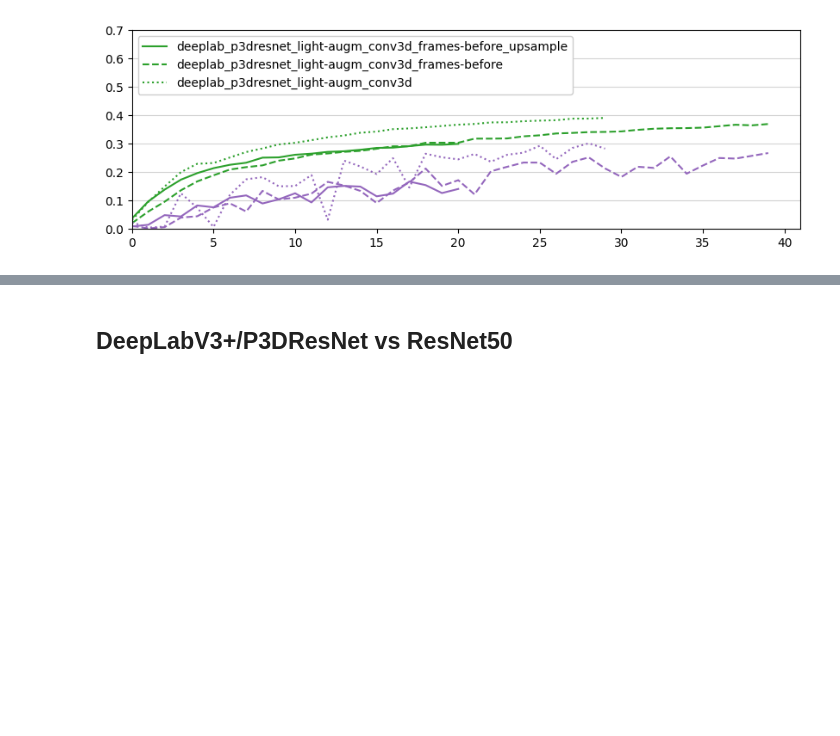
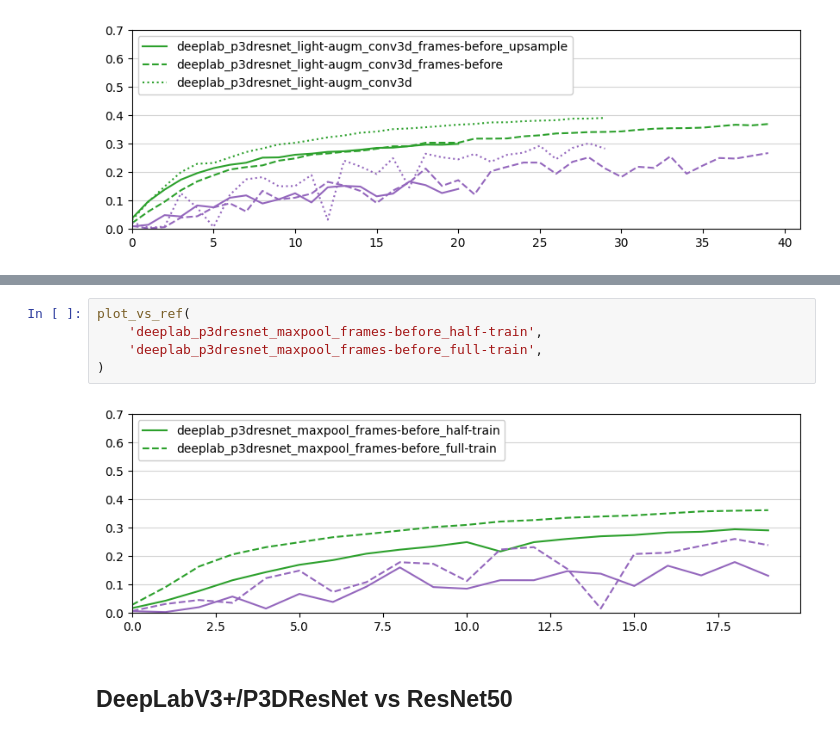
Before and after one commit to tomlqc/identify-contrails, a Jupyter notebook: notebooks-logs/History.ipynb, the cells around one changed output, grey strips where cells are left out. Drawn from its saved outputs; the diff is of its cells as text; blank space fills up the shorter version.

```diff
--- a/notebooks-logs/History.ipynb
+++ b/notebooks-logs/History.ipynb
@@ -242,3 +251,10 @@ plot_vs_ref(
+# %%
+plot_vs_ref(
+    'deeplab_p3dresnet_maxpool_frames-before_half-train',
+    'deeplab_p3dresnet_maxpool_frames-before_full-train',
+)
+# %% [output]
+[figure, added]
 # %% [markdown]
 ## DeepLabV3+/P3DResNet vs ResNet50
 # %%
```
Also changed, not shown: parts of 7 cells of this notebook.
